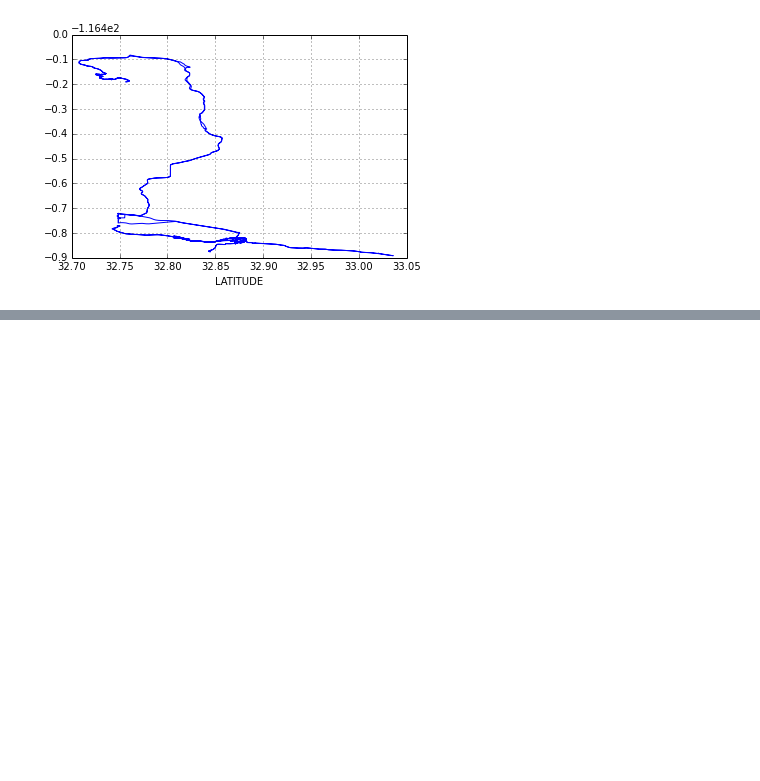
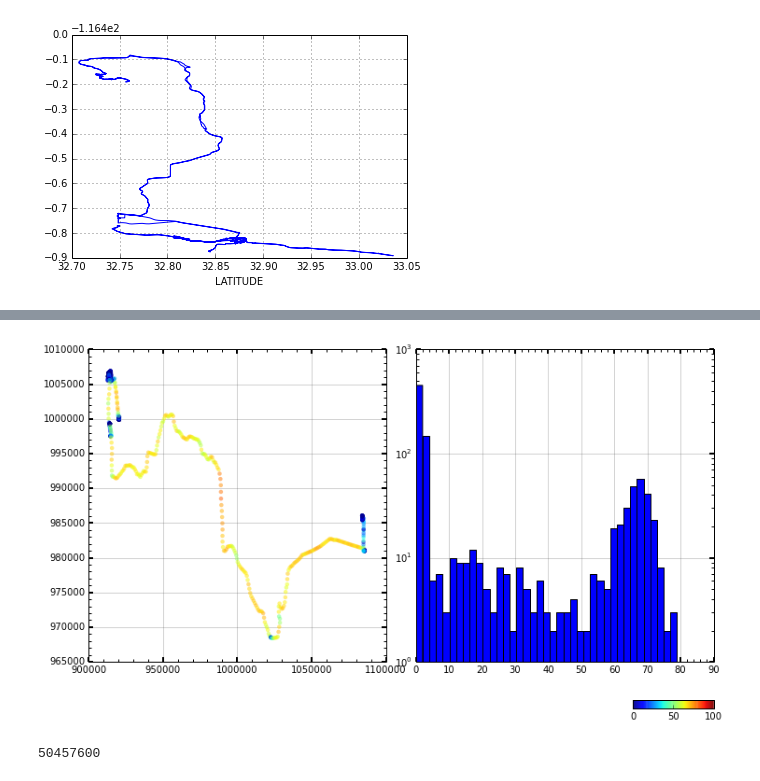
Before and after one commit to ajmendez/PyGPS, a Jupyter notebook: notebook/gpsdata.ipynb, the cells around one changed output, grey strips where cells are left out. Saved outputs shown, nothing was run; the diff lists cells and outputs as text; code cells hidden in the pictures; blank space fills up the shorter version.

```diff
--- a/notebook/gpsdata.ipynb
+++ b/notebook/gpsdata.ipynb
@@ -22,0 +114,19 @@ df.plot(x='LATITUDE', y='LONGITUDE')
+# %%
+nskip,nmax = 10, 10000
+# xx,yy,speed = map(np.array, [x,y,speed])
+setup(subplt=(1,2,1), figsize=(12,6))
+sc = pylab.scatter(x[:nmax:nskip],y[:nmax:nskip],c=speed[:nmax:nskip],
+              vmin=0, vmax=100,
+              edgecolor='none', alpha=0.5)
+hcolorbar(sc)
+
+setup(subplt=(1,2,2), ylog=True)
+pylab.hist(speed[:nmax:nskip], 40)
+
+None
+# %% [output]
+[figure, added]
+# %%
+4*365*24*60*60/5*2
+# %% [output]
+50457600
```
Also changed, not shown: parts of 7 cells of this notebook, 4 other files.
